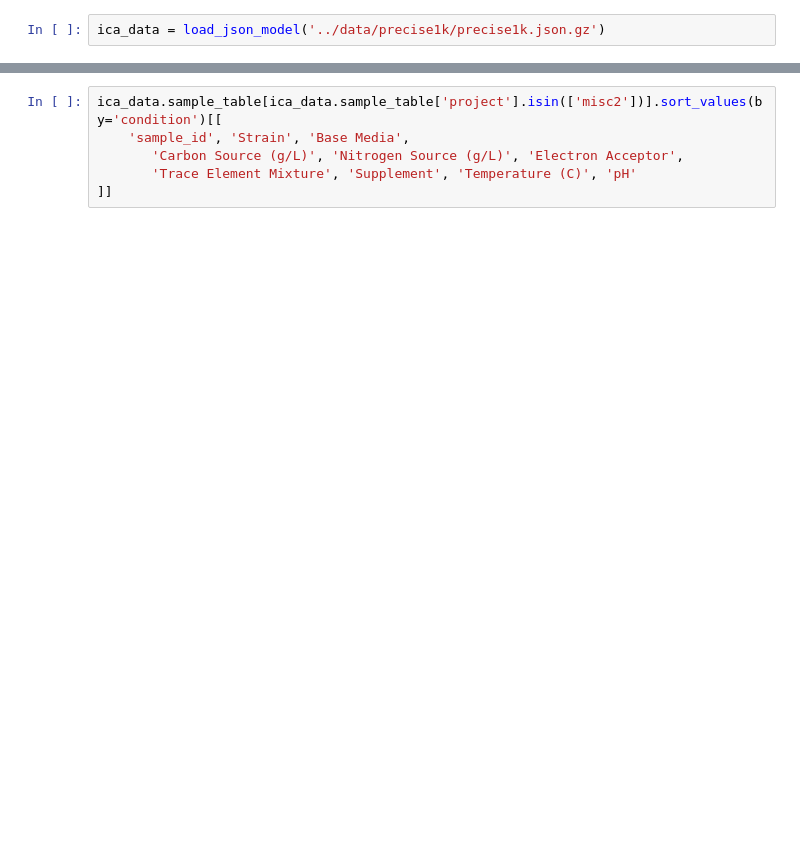
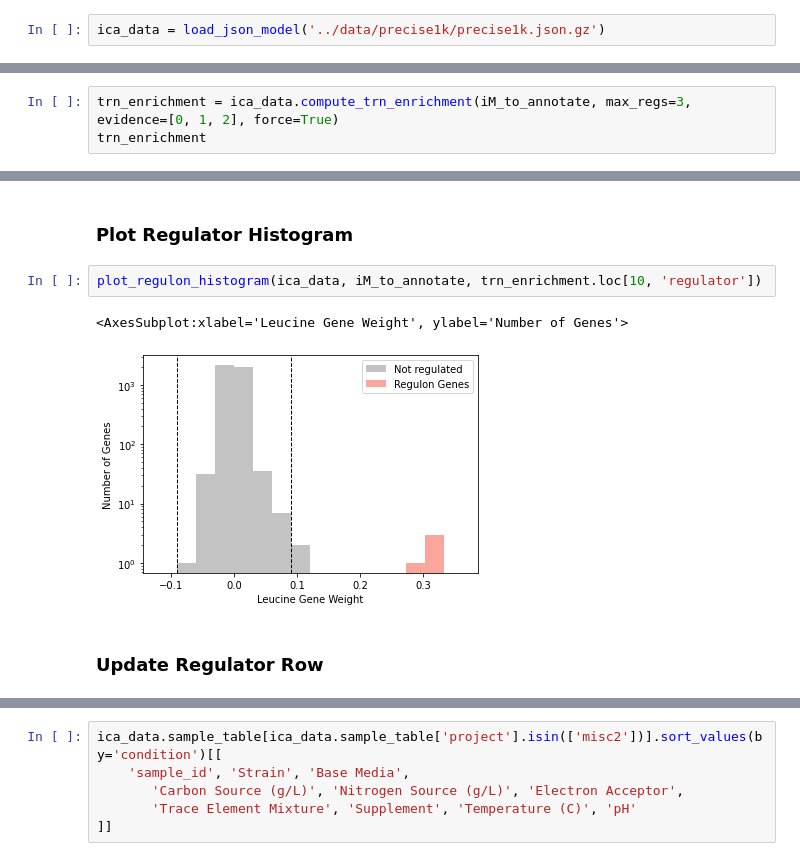
Before and after one commit to SBRG/precise2, a Jupyter notebook: notebooks/4__manual_imodulon_annotation.ipynb, the cells around one changed output, grey strips where cells are left out. Drawn from its saved outputs; the diff is of its cells as text; blank space fills up the shorter version.

```diff
--- a/notebooks/4__manual_imodulon_annotation.ipynb
+++ b/notebooks/4__manual_imodulon_annotation.ipynb
@@ -61,0 +48,3 @@ imod_genes.sort_values(by='gene_weight', ascending=False)
+# %%
+trn_enrichment = ica_data.compute_trn_enrichment(iM_to_annotate, max_regs=3, evidence=[0, 1, 2], force=True)
+trn_enrichment
@@ -61,0 +61,9 @@ imod_genes.sort_values(by='gene_weight', ascending=False)
+# %% [markdown]
+### Plot Regulator Histogram
+# %%
+plot_regulon_histogram(ica_data, iM_to_annotate, trn_enrichment.loc[10, 'regulator'])
+# %% [output]
+<AxesSubplot:xlabel='Leucine Gene Weight', ylabel='Number of Genes'>
+[figure, added]
+# %% [markdown]
+### Update Regulator Row
```
Also changed, not shown: parts of 50 cells of this notebook, 3 other files.
